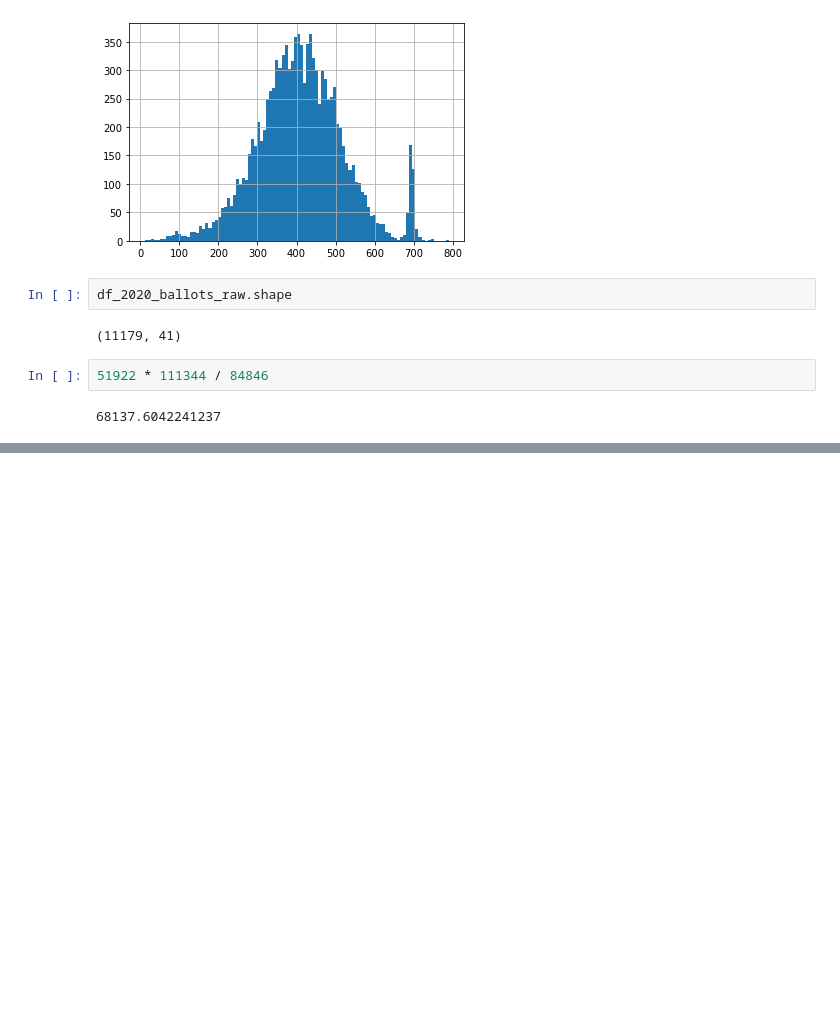
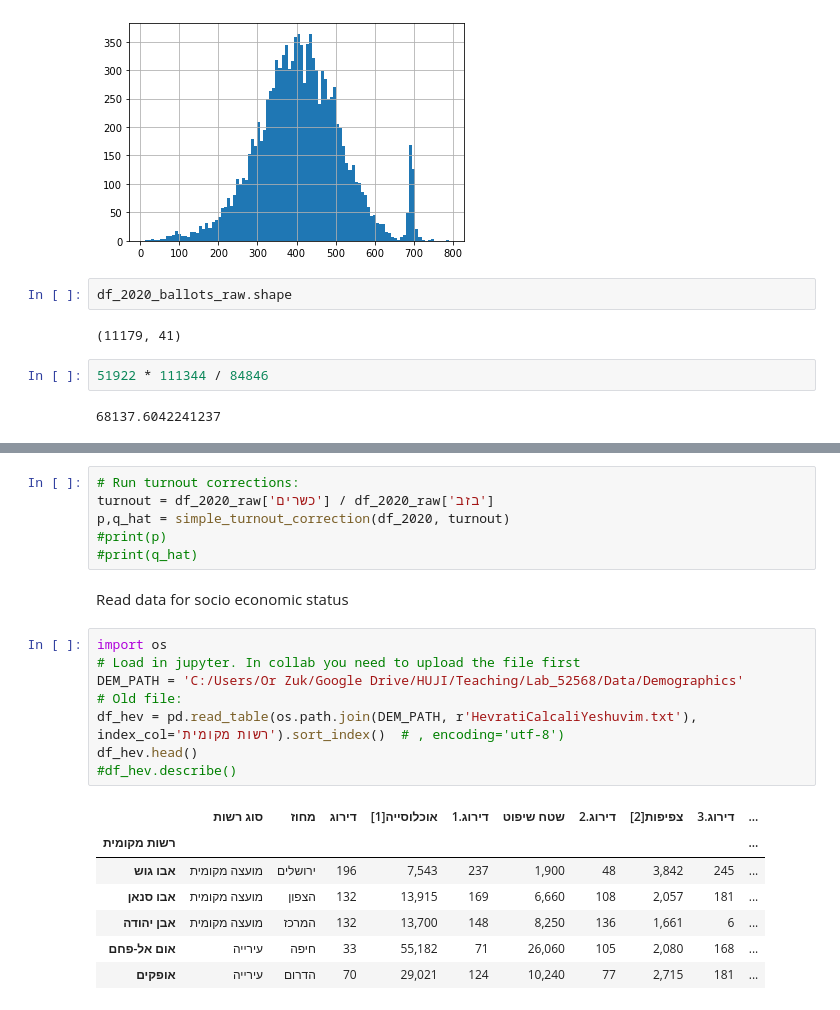
Before and after one commit to orzuk/ElectionsDataAnalysis, a Jupyter notebook: ReadElectionData.ipynb, the cells around one changed output, grey strips where cells are left out. Cells and saved outputs as stored; diff of their text form; blank space fills up the shorter version.

```diff
--- a/ReadElectionData.ipynb
+++ b/ReadElectionData.ipynb
@@ -420,0 +496,24 @@ df_2020_ballots_raw.shape
+# %%
+# Run turnout corrections:
+turnout = df_2020_raw['כשרים'] / df_2020_raw['בזב']
+p,q_hat = simple_turnout_correction(df_2020, turnout)
+#print(p)
+#print(q_hat)
+# %% [markdown]
+Read data for socio economic status
+# %%
+import os
+# Load in jupyter. In collab you need to upload the file first
+DEM_PATH = 'C:/Users/Or Zuk/Google Drive/HUJI/Teaching/Lab_52568/Data/Demographics'
+# Old file:
+df_hev = pd.read_table(os.path.join(DEM_PATH, r'HevratiCalcaliYeshuvim.txt'), index_col='רשות מקומית').sort_index()  # , encoding='utf-8')
+df_hev.head()
+#df_hev.describe()
+# %% [output]
+|  | סוג רשות | מחוז | דירוג | אוכלוסייה[1] | דירוג.1 | שטח שיפוט | דירוג.2 | צפיפות[2] | דירוג.3 | ... |
+| רשות מקומית |  |  |  |  |  |  |  |  |  | ... |
+| אבו גוש | מועצה מקומית | ירושלים | 196 | 7,543 | 237 | 1,900 | 48 | 3,842 | 245 | ... |
+| אבו סנאן | מועצה מקומית | הצפון | 132 | 13,915 | 169 | 6,660 | 108 | 2,057 | 181 | ... |
+| אבן יהודה | מועצה מקומית | המרכז | 132 | 13,700 | 148 | 8,250 | 136 | 1,661 | 6 | ... |
+| אום אל-פחם | עירייה | חיפה | 33 | 55,182 | 71 | 26,060 | 105 | 2,080 | 168 | ... |
+| אופקים | עירייה | הדרום | 70 | 29,021 | 124 | 10,240 | 77 | 2,715 | 181 | ... |
```
Also changed, not shown: parts of 10 cells of this notebook.
